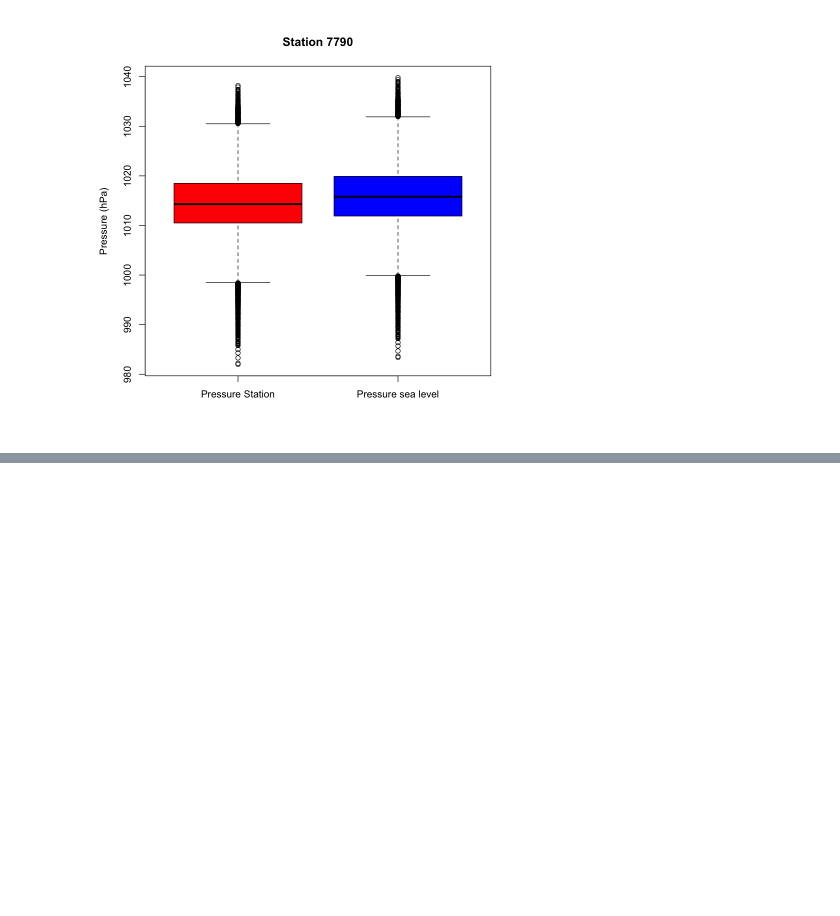
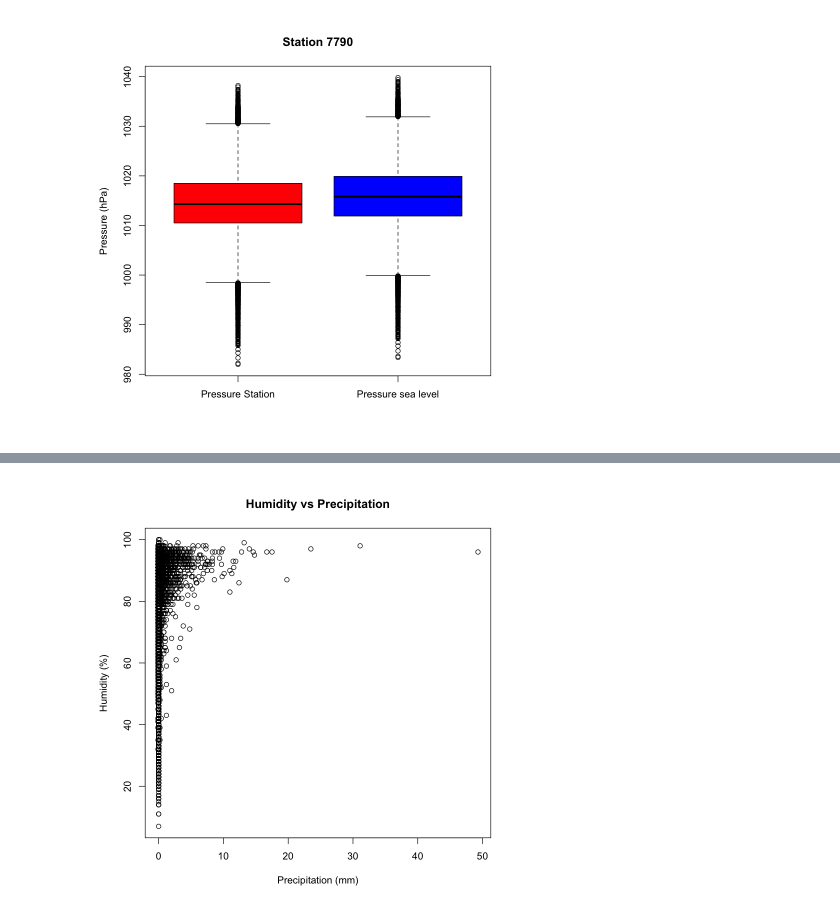
Before and after one commit to AugustinGrunewald/Statistics_Meteo, a Jupyter notebook: main.ipynb, the cells around one changed output, grey strips where cells are left out. Saved outputs shown, nothing was run; the diff lists cells and outputs as text; code cells hidden in the pictures; blank space fills up the shorter version.

```diff
--- a/main.ipynb
+++ b/main.ipynb
@@ -207,0 +266,9 @@ boxplot(pressure_data_7790$Pression.station/100,
+# %%
+par(bg = "white")
+plot(precipitation_data_7790$Précipitations.dans.la.dernière.heure,
+    precipitation_data_7790$Humidité,
+    xlab = "Precipitation (mm)",
+    ylab = "Humidity (%)",
+    main = "Humidity vs Precipitation")
+# %% [output]
+[figure, added]
```
Also changed, not shown: parts of 11 cells of this notebook.
